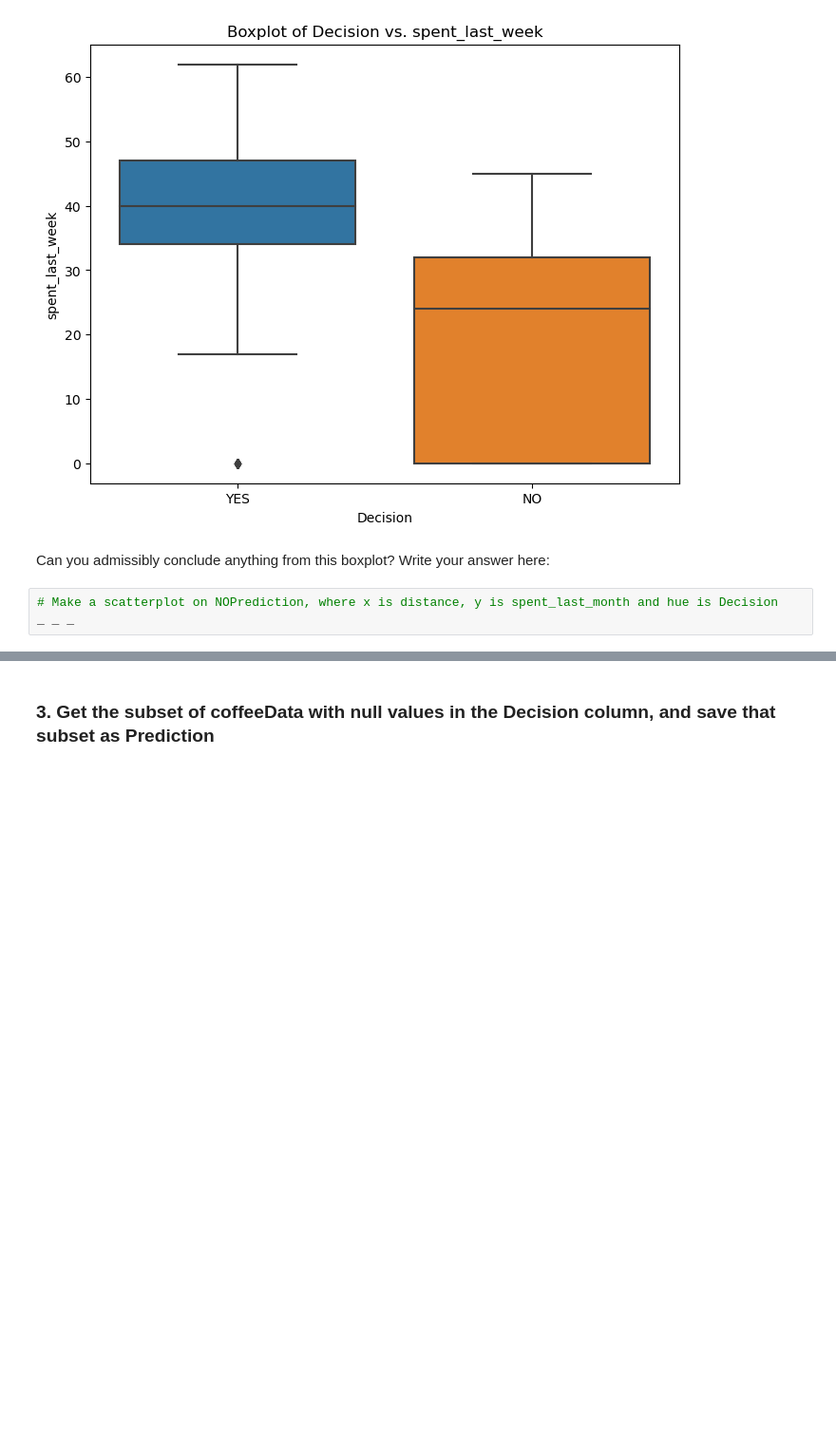
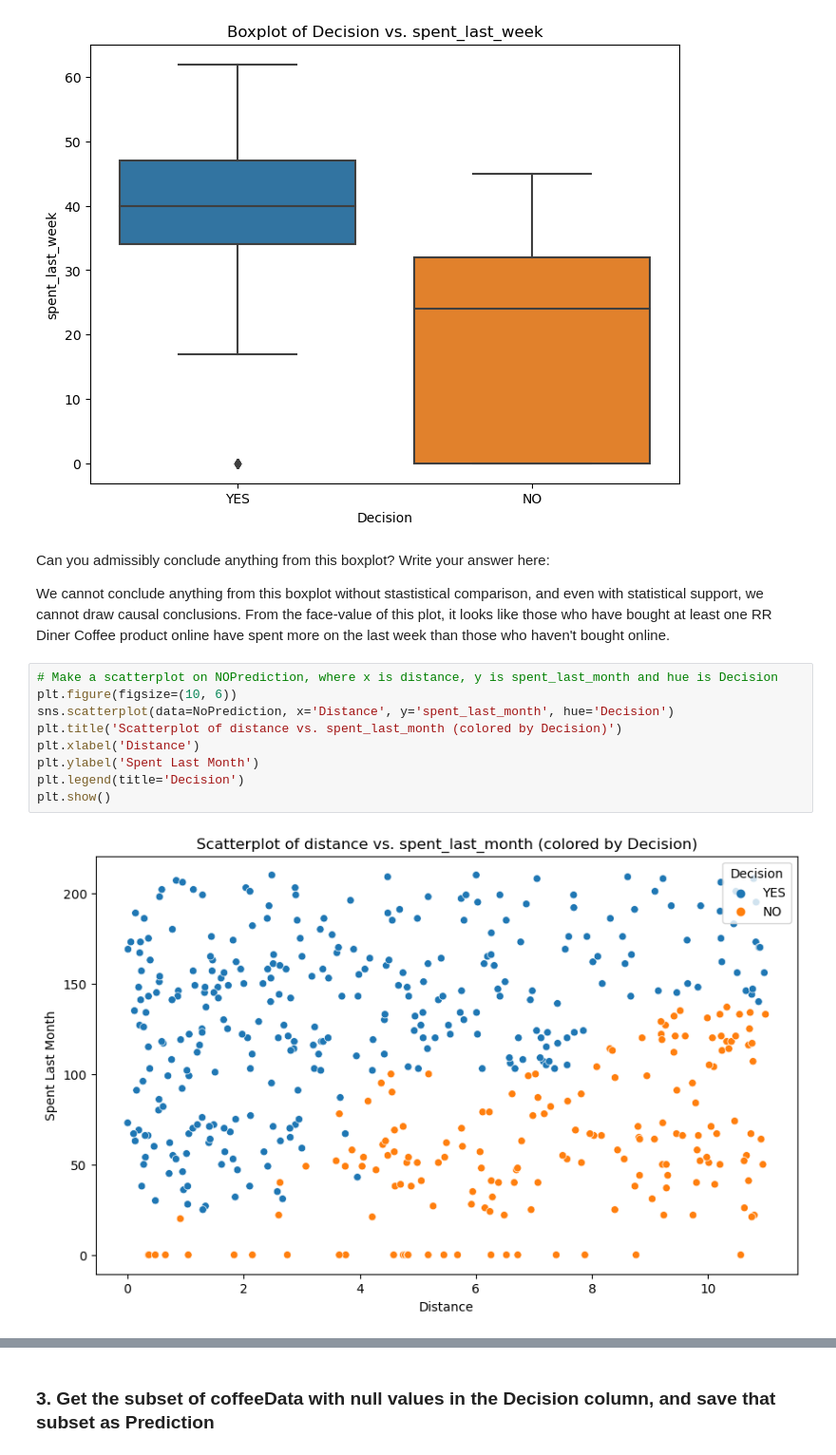
Before and after one commit to dennisvdang/Springboard-Portfolio, a Jupyter notebook: Coffee-Case-Study-Decision-Tree/Springboard Decision Tree Specialty Coffee Case Study - Tier 3.ipynb, the cells around one changed output, grey strips where cells are left out. Shown: that part at 95% size. Cells and saved outputs as stored; diff of their text form; blank space fills up the shorter version.

Commit message:
Updated Coffee Case Study

```diff
--- a/Coffee-Case-Study-Decision-Tree/Springboard Decision Tree Specialty Coffee Case Study - Tier 3.ipynb
+++ b/Coffee-Case-Study-Decision-Tree/Springboard Decision Tree Specialty Coffee Case Study - Tier 3.ipynb
@@ -253,10 +255,20 @@ plt.ylabel('spent_last_week')
 plt.show()
 # %% [output]
 [figure]
-# %% [markdown]
-Can you admissibly conclude anything from this boxplot? Write your answer here:
-# %%
-# Make a scatterplot on NOPrediction, where x is distance, y is spent_last_month and hue is Decision
-_ _ _
+# %% [markdown]
+Can you admissibly conclude anything from this boxplot? Write your answer here:
+
+We cannot conclude anything from this boxplot without stastistical comparison, and even with statistical support, we cannot draw causal conclusions. From the face-value of this plot, it looks like those who have bought at least one RR Diner Coffee product online have spent more on the last week than those who haven't bought online.
+# %%
+# Make a scatterplot on NOPrediction, where x is distance, y is spent_last_month and hue is Decision
+plt.figure(figsize=(10, 6))
+sns.scatterplot(data=NoPrediction, x='Distance', y='spent_last_month', hue='Decision')
+plt.title('Scatterplot of distance vs. spent_last_month (colored by Decision)')
+plt.xlabel('Distance')
+plt.ylabel('Spent Last Month')
+plt.legend(title='Decision')
+plt.show()
+# %% [output]
+[figure, added]
 # %% [markdown]
 Can you admissibly conclude anything from this scatterplot? Remember: we are trying to build a tree to classify unseen examples. Write your answer here:
```
Also changed, not shown: parts of 44 cells of this notebook, 8 other files.
